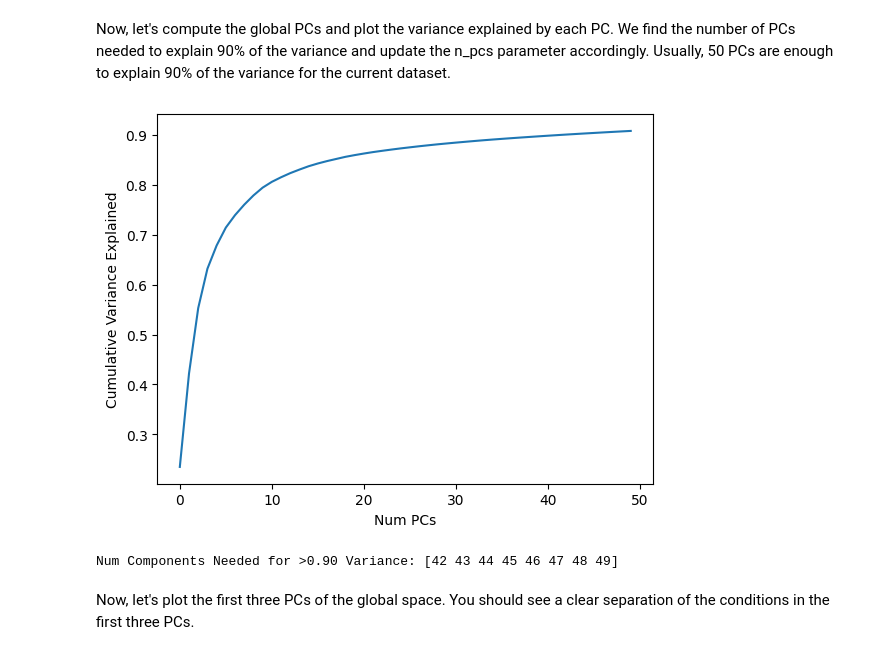
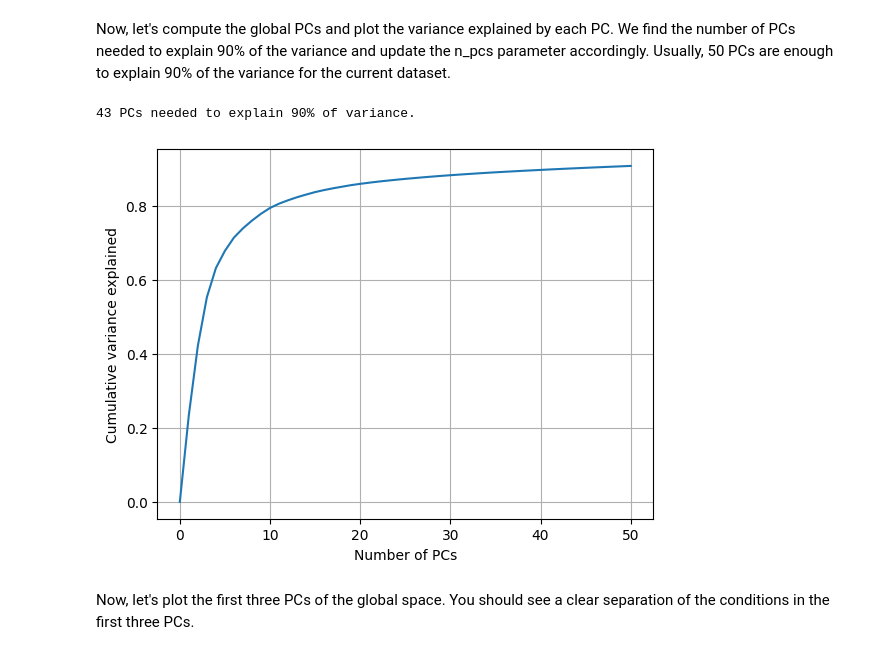
Before and after one commit to arsedler9/lfads-torch, a Jupyter notebook: tutorials/multisession/multisession_data_preparation.ipynb, the cells around one changed output. Drawn from its saved outputs; the diff is of its cells as text; code cells hidden in the pictures.

```diff
--- a/tutorials/multisession/multisession_data_preparation.ipynb
+++ b/tutorials/multisession/multisession_data_preparation.ipynb
@@ -37,6 +27,6 @@ To start, download the `data_extracted.zip` file from the [FigShare repo](https:
 # %%
 from glob import glob
 
-DATA_PATHS = sorted(glob("data_extracted/monk_p/*/*.mat"))
-DATA_PATH
+DATA_PATHS = sorted(glob("AnimalP/P_Spikes_*-data_PSTH_prep_bin_20.mat"))
+DATA_PATHS
 # %% [output]
@@ -166,20 +193,23 @@ plt.show()
 # %% [markdown]
 Now, let's compute the global PCs and plot the variance explained by each PC. We find the number of PCs needed to explain 90% of the variance and update the n_pcs parameter
 accordingly. Usually, 50 PCs are enough to explain 90% of the variance for the current dataset.
-# %%
-dim_reduced_data, pca = get_global_pcs(tr_averaged_all, channel_mean_all, n_pcs=50)
-var_expl = np.cumsum(pca.explained_variance_ratio_)
-
-plt.figure()
-plt.plot(var_expl)
-plt.xlabel('Num PCs')
-plt.ylabel('Cumulative Variance Explained')
-plt.show(block=False)
-
-n_comp_needed = np.where(var_expl >= 0.90)[0]
-print(f'Num components needed to explain >0.90 Variance: {n_comp_needed}')
-# %% [output]
-[figure, removed]
-Num Components Needed for >0.90 Variance: [42 43 44 45 46 47 48 49]
+# %%
+from sklearn.decomposition import PCA
+
+n_components = 50
+# Perform PCA on mean-centered data
+combined_psths_ctrd = combined_psths - np.mean(combined_psths, axis=0)
+pca = PCA(n_components).fit(combined_psths_ctrd)
+combined_psth_pcs = pca.transform(combined_psths_ctrd)
+# Plot the cumulative variance explained
+cumvar_expl = np.concatenate([[0], np.cumsum(pca.explained_variance_ratio_)])
+print(f"{np.where(cumvar_expl > 0.9)[0][0]} PCs needed to explain 90% of variance.")
+plt.plot(cumvar_expl)
+plt.grid()
+plt.xlabel("Number of PCs")
+_ = plt.ylabel("Cumulative variance explained")
+# %% [output]
+43 PCs needed to explain 90% of variance.
+[figure, added]
 # %% [markdown]
 Now, let's plot the first three PCs of the global space. You should see a clear separation of the conditions in the first three PCs.
```
Also changed, not shown: parts of 36 cells of this notebook, 3 other files.
